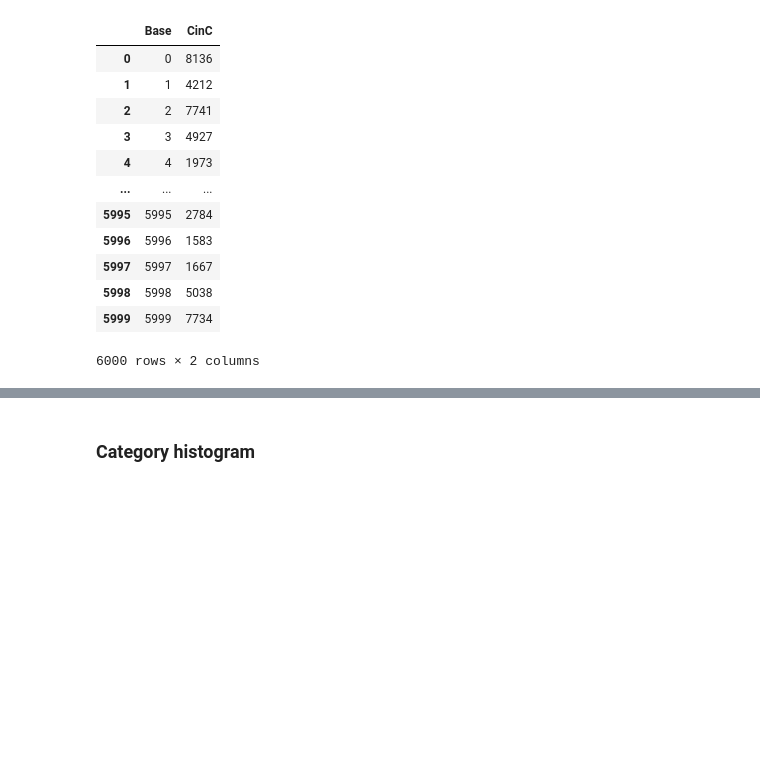
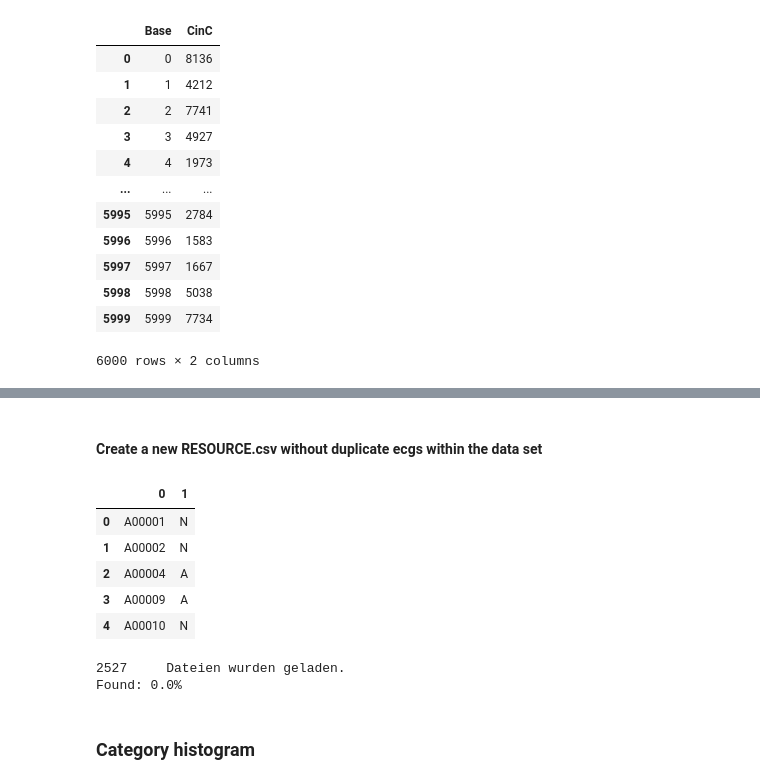
Before and after one commit to isabella-grieser/KISMED, a Jupyter notebook: Notebooks/220607-SP-DataCollection.ipynb, the cells around one changed output, grey strips where cells are left out. Cells and saved outputs as stored; diff of their text form; code cells hidden in the pictures; blank space fills up the shorter version.

```diff
--- a/Notebooks/220607-SP-DataCollection.ipynb
+++ b/Notebooks/220607-SP-DataCollection.ipynb
@@ -64,6 +65,7 @@ def interpolate_ecg(ecg_lead, fs_in, fs_out):
 # all paths with new data
 PATH_BASE = "data/training/"
 PATH_CINC = "data/others/CINC/fs_300/"
+PATH_CINC_TEST = "data/others/CINC/test/"
 
 PATH_CPSC_KAGGLE = 'data/others/Training_WFDB/'
 PATH_CPSC_500 = 'data/others/CPSC/fs_500/'
@@ -116,3 +147,28 @@ Found: 100.0%
+# %% [markdown]
+#### Create a new RESOURCE.csv without duplicate ecgs within the data set
+# %%
+idx_not_included =  np.setdiff1d(np.arange(0,len(ecg_names03)), compare_ids02)
+
+# create RESOURCE.csv
+ecg_names04 = np.array(ecg_names03)[idx_not_included]
+ecg_labels04 = np.array(ecg_labels03)[idx_not_included]
+
+df_reference = pd.DataFrame(np.array([ecg_names04,ecg_labels04]).T)
+#df_reference.to_csv(PATH_CINC_TEST+'REFERENCE.csv', index=False, header=False)
+df_reference.head()
+# %% [output]
+|  | 0 | 1 |
+| 0 | A00001 | N |
+| 1 | A00002 | N |
+| 2 | A00004 | A |
+| 3 | A00009 | A |
+| 4 | A00010 | N |
+# %%
+ecg_leads03, ecg_labels03, fs, ecg_names03 = load_test_references() # load_references(folder=PATH_CINC_TEST)
+base_ids03, compare_ids03 = compare_data_set(ecg_leads01, ecg_leads03)
+# %% [output]
+2527     Dateien wurden geladen.
+Found: 0.0%
 # %% [markdown]
 ### Category histogram
 # %%
```
Also changed, not shown: parts of 5 cells of this notebook, 3 other files.
